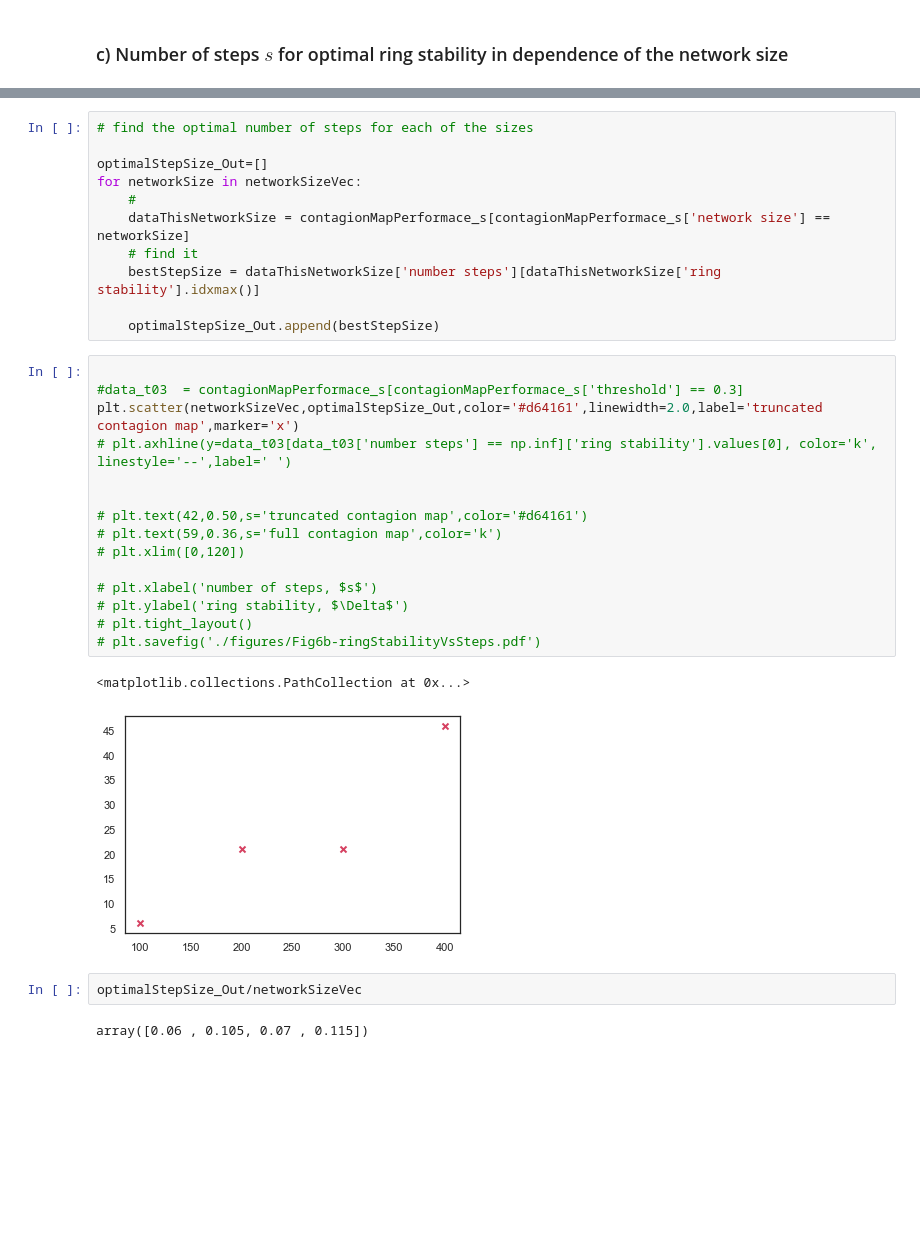
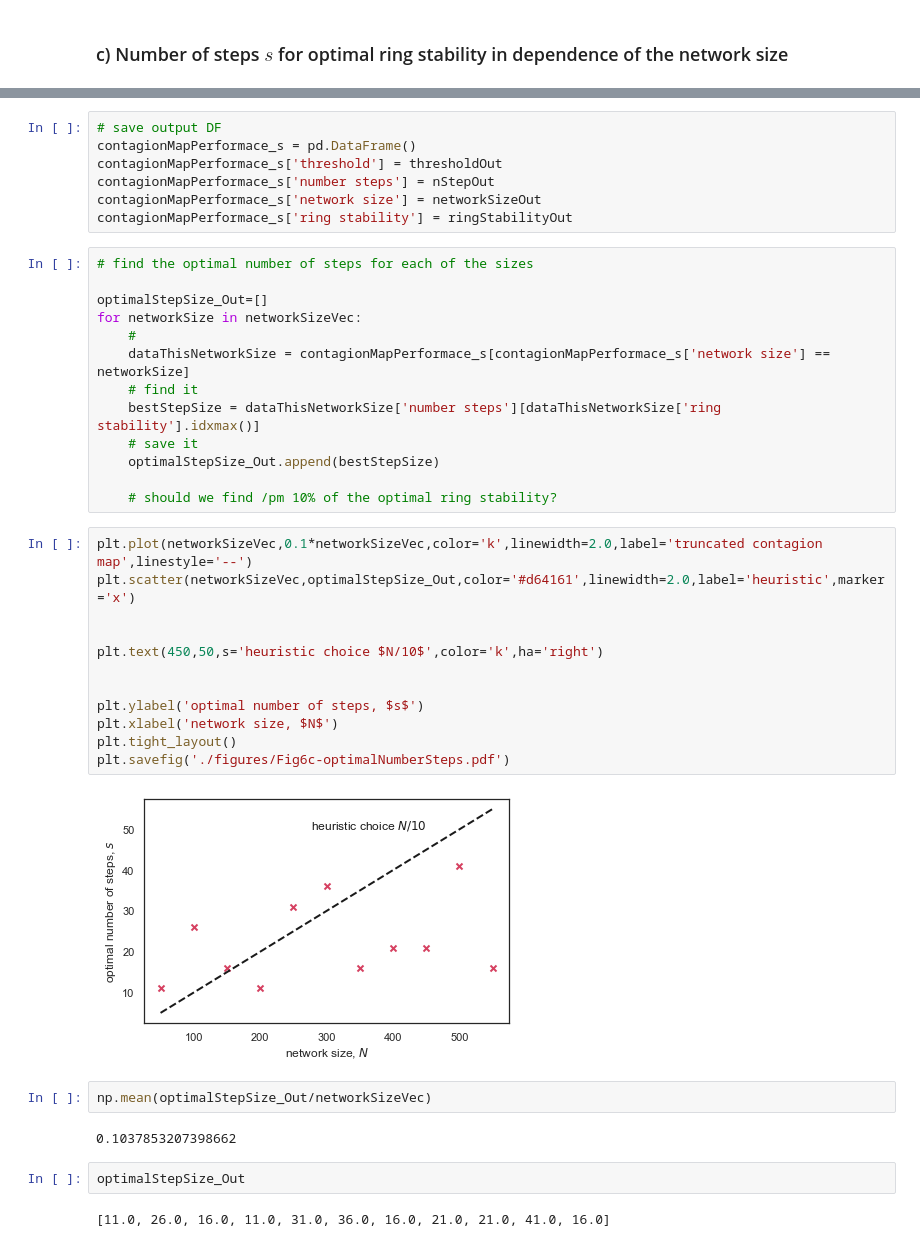
Before and after one commit to floklimm/contagionMap, a Jupyter notebook: python/Fig6-RingStability_v2.ipynb, the cells around one changed output, grey strips where cells are left out. Drawn from its saved outputs; the diff is of its cells as text; blank space fills up the shorter version.

Commit message:
optimal number of truncation parameter

```diff
--- a/python/Fig6-RingStability_v2.ipynb
+++ b/python/Fig6-RingStability_v2.ipynb
@@ -243,3 +237,10 @@ contagionMapPerformace_s['ring stability'] = ringStabilityOut
+# %%
+# save output DF
+contagionMapPerformace_s = pd.DataFrame()
+contagionMapPerformace_s['threshold'] = thresholdOut
+contagionMapPerformace_s['number steps'] = nStepOut
+contagionMapPerformace_s['network size'] = networkSizeOut
+contagionMapPerformace_s['ring stability'] = ringStabilityOut
 # %%
 # find the optimal number of steps for each of the sizes
 
@@ -249,27 +250,29 @@ for networkSize in networkSizeVec:
     dataThisNetworkSize = contagionMapPerformace_s[contagionMapPerformace_s['network size'] == networkSize]
     # find it
     bestStepSize = dataThisNetworkSize['number steps'][dataThisNetworkSize['ring stability'].idxmax()]
+    # save it
+    optimalStepSize_Out.append(bestStepSize)
 
-    optimalStepSize_Out.append(bestStepSize)
+    # should we find /pm 10% of the optimal ring stability?
-# %%
-
-#data_t03  = contagionMapPerformace_s[contagionMapPerformace_s['threshold'] == 0.3]
-plt.scatter(networkSizeVec,optimalStepSize_Out,color='#d64161',linewidth=2.0,label='truncated contagion map',marker='x')
-# plt.axhline(y=data_t03[data_t03['number steps'] == np.inf]['ring stability'].values[0], color='k', linestyle='--',label=' ')
-
-
-# plt.text(42,0.50,s='truncated contagion map',color='#d64161')
-# plt.text(59,0.36,s='full contagion map',color='k')
-# plt.xlim([0,120])
-
-# plt.xlabel('number of steps, $s$')
-# plt.ylabel('ring stability, $\Delta$')
-# plt.tight_layout()
-# plt.savefig('./figures/Fig6b-ringStabilityVsSteps.pdf')
-# %% [output]
-<matplotlib.collections.PathCollection at 0x...>
-[figure, removed]
+# %%
+plt.plot(networkSizeVec,0.1*networkSizeVec,color='k',linewidth=2.0,label='truncated contagion map',linestyle='--')
+plt.scatter(networkSizeVec,optimalStepSize_Out,color='#d64161',linewidth=2.0,label='heuristic',marker='x')
+
+
+plt.text(450,50,s='heuristic choice $N/10$',color='k',ha='right')
+
+
+plt.ylabel('optimal number of steps, $s$')
+plt.xlabel('network size, $N$')
+plt.tight_layout()
+plt.savefig('./figures/Fig6c-optimalNumberSteps.pdf')
+# %% [output]
+[figure, added]
+# %%
+np.mean(optimalStepSize_Out/networkSizeVec)
+# %% [output]
+0.1037853207398662
 # %%
-optimalStepSize_Out/networkSizeVec
+optimalStepSize_Out
 # %% [output]
-array([0.06 , 0.105, 0.07 , 0.115])
+[11.0, 26.0, 16.0, 11.0, 31.0, 36.0, 16.0, 21.0, 21.0, 41.0, 16.0]
```
Also changed, not shown: parts of 2 cells of this notebook, 5 other files.
